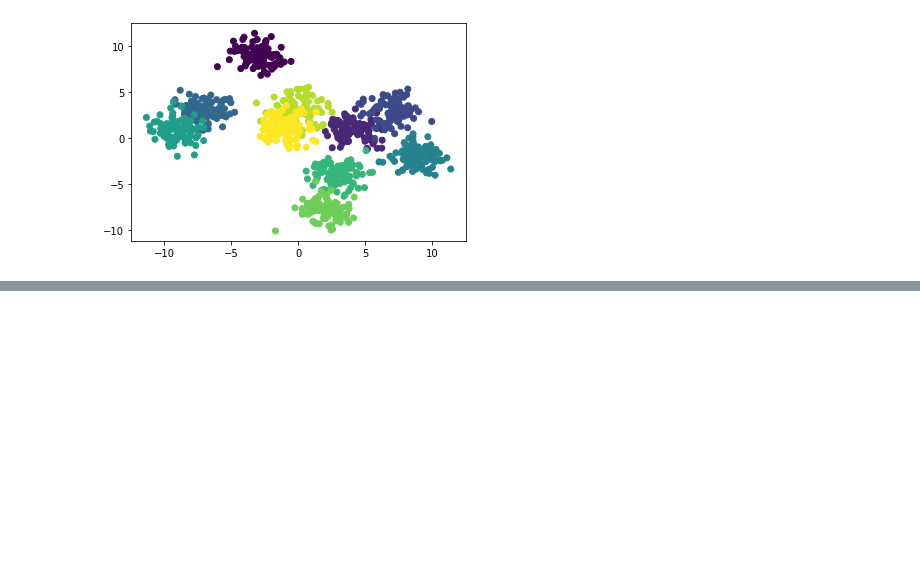
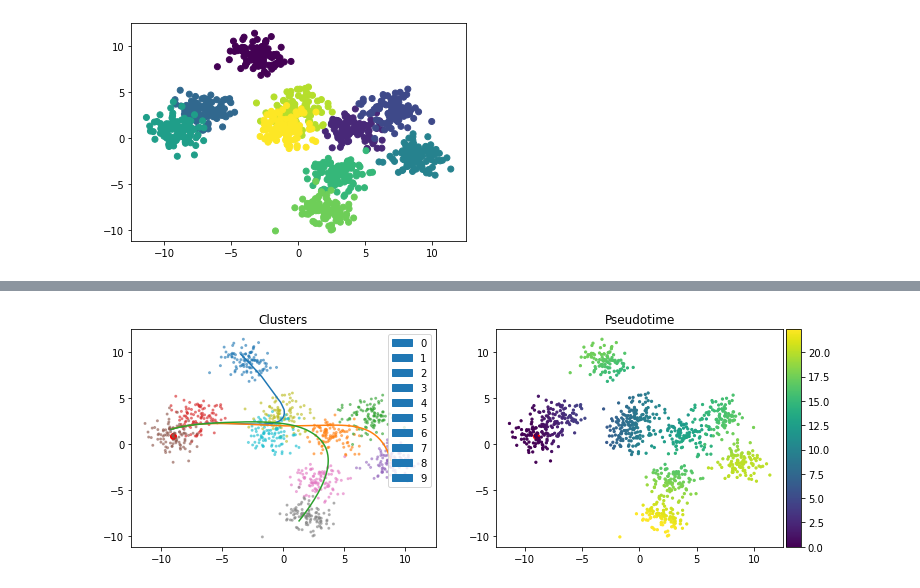
Before and after one commit to mossjacob/pyslingshot, a Jupyter notebook: slingshot.ipynb, the cells around one changed output, grey strips where cells are left out. Saved outputs shown, nothing was run; the diff lists cells and outputs as text; code cells hidden in the pictures; blank space fills up the shorter version.

Commit message:
plotter pseudotime fixed

```diff
--- a/slingshot.ipynb
+++ b/slingshot.ipynb
@@ -72,0 +66,9 @@ Shrinking branch @1 with curves: [<pcurve.PrincipalCurve object at 0x...>, <pcur
+# %%
+fig, axes = plt.subplots(ncols=2, figsize=(12, 4))
+axes[0].set_title('Clusters')
+axes[1].set_title('Pseudotime')
+slingshot.plotter.curves(axes[0], slingshot.curves)
+slingshot.plotter.clusters(axes[0], labels=np.arange(slingshot.num_clusters), s=4, alpha=0.5)
+slingshot.plotter.clusters(axes[1], color_mode='pseudotime', s=5)
+# %% [output]
+[figure, added]
```
Also changed, not shown: parts of 2 cells of this notebook, 2 other files.
